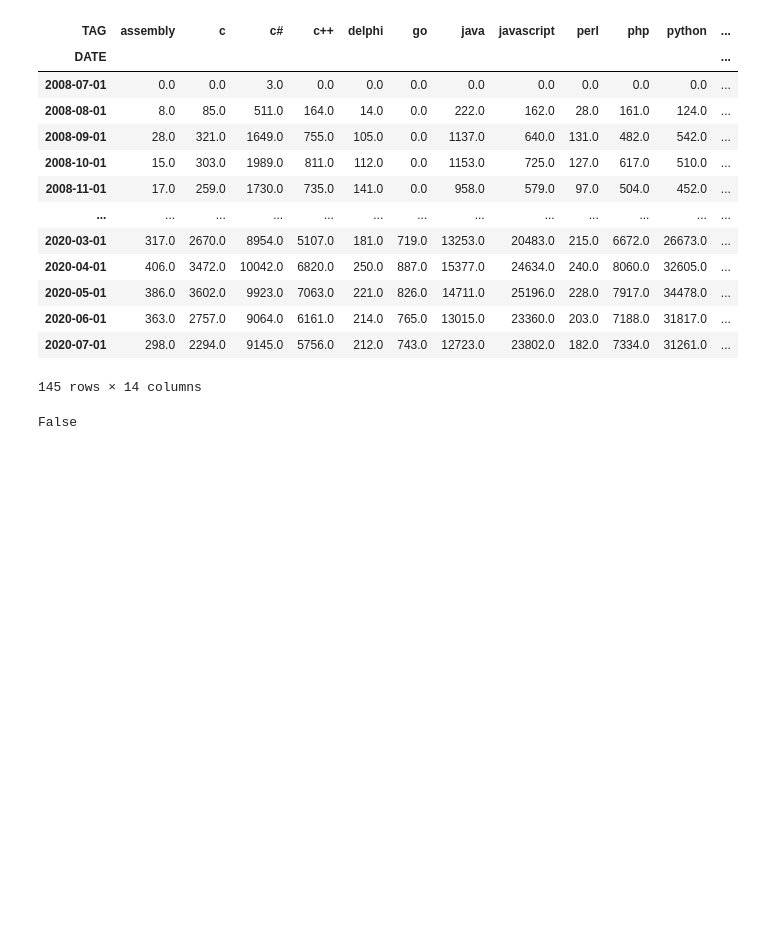
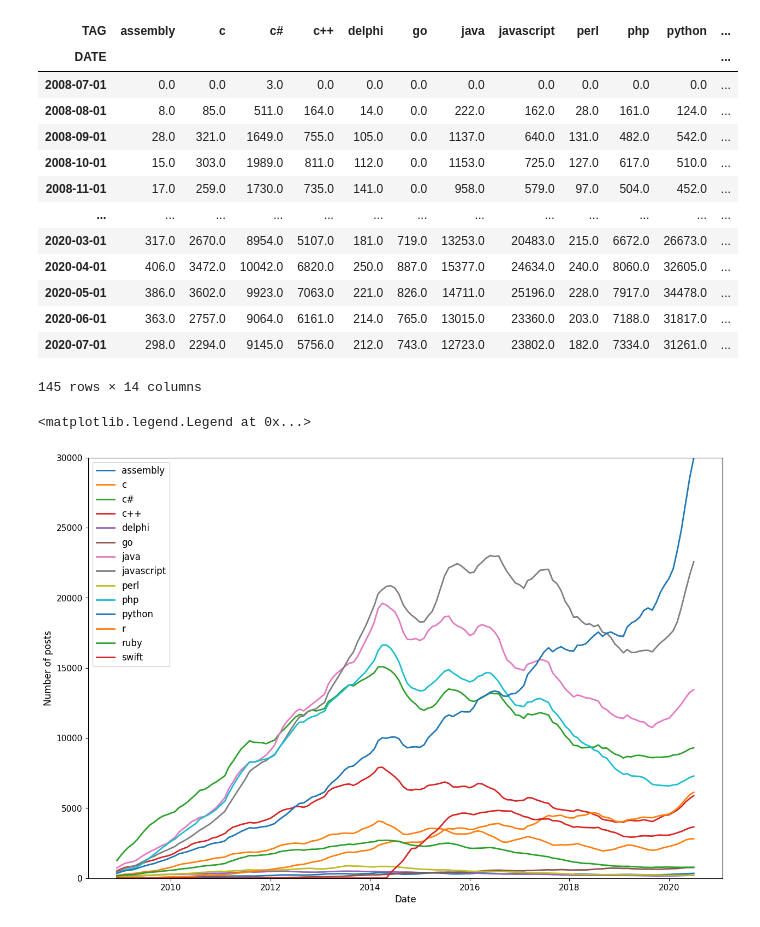
Before and after one commit to redietababayehu/programming-language-timeline, a Jupyter notebook: Import-CSV-file.ipynb, the cells around one changed output. Cells and saved outputs as stored; diff of their text form; code cells hidden in the pictures; blank space fills up the shorter version.

Commit message:
Updated chart data and visualization

```diff
--- a/Import-CSV-file.ipynb
+++ b/Import-CSV-file.ipynb
@@ -83,7 +76,20 @@ table.fillna(0)
 | 2020-06-01 | 363.0 | 2757.0 | 9064.0 | 6161.0 | 214.0 | 765.0 | 13015.0 | 23360.0 | 203.0 | 7188.0 | 31817.0 | ... |
 | 2020-07-01 | 298.0 | 2294.0 | 9145.0 | 5756.0 | 212.0 | 743.0 | 12723.0 | 23802.0 | 182.0 | 7334.0 | 31261.0 | ... |
 145 rows × 14 columns
-# %%
-table.isna().values.any()
-# %% [output]
-False
+# %%
+rolling_df = table.rolling(window=6).mean()
+
+plt.figure(figsize=(15,10))
+plt.xticks(fontsize=11)
+plt.yticks(fontsize=11)
+plt.xlabel('Date',fontsize=12)
+plt.ylabel('Number of posts',fontsize=12)
+plt.ylim(0,30000)
+
+
+for column in rolling_df.columns:
+    plt.plot(rolling_df.index, rolling_df[column],linewidth=2,label=rolling_df[column].name)
+plt.legend(fontsize=12)
+# %% [output]
+<matplotlib.legend.Legend at 0x...>
+[figure, added]
```
Also changed, not shown: parts of 6 cells of this notebook, 2 other files.
